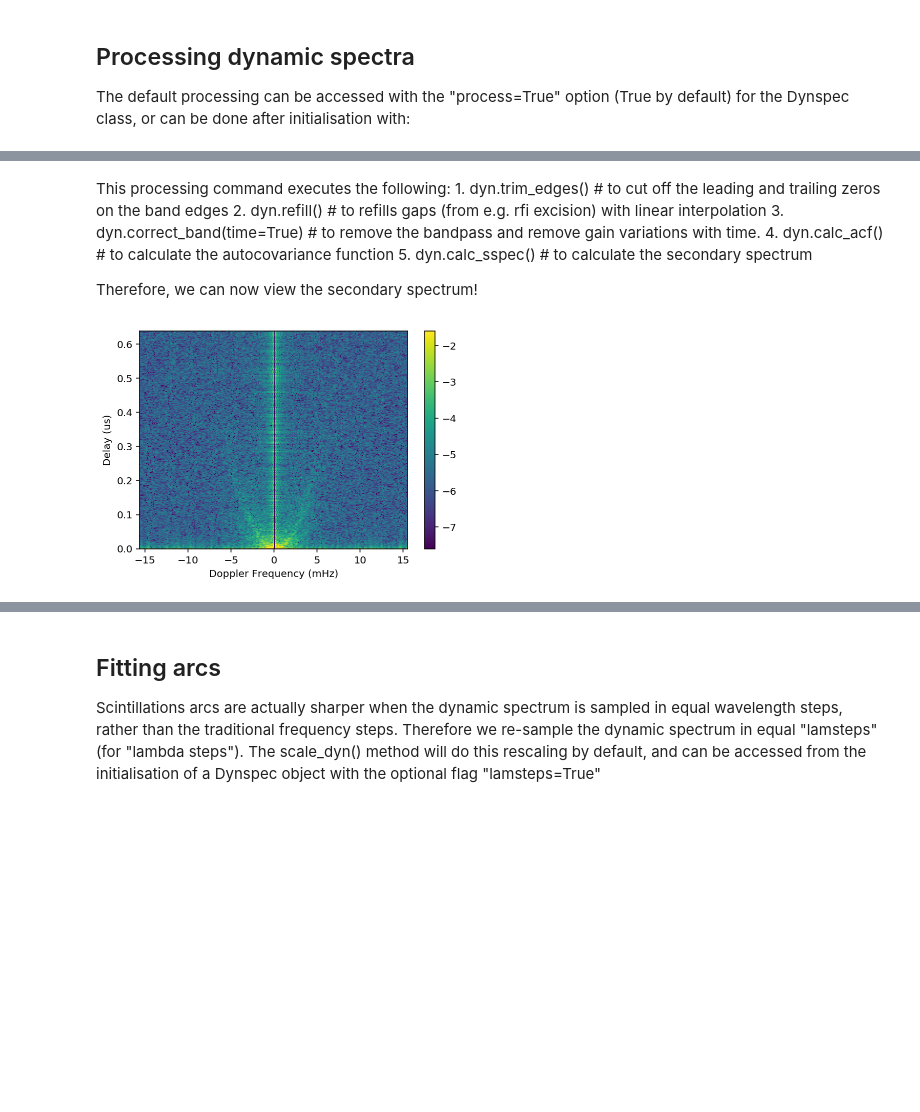
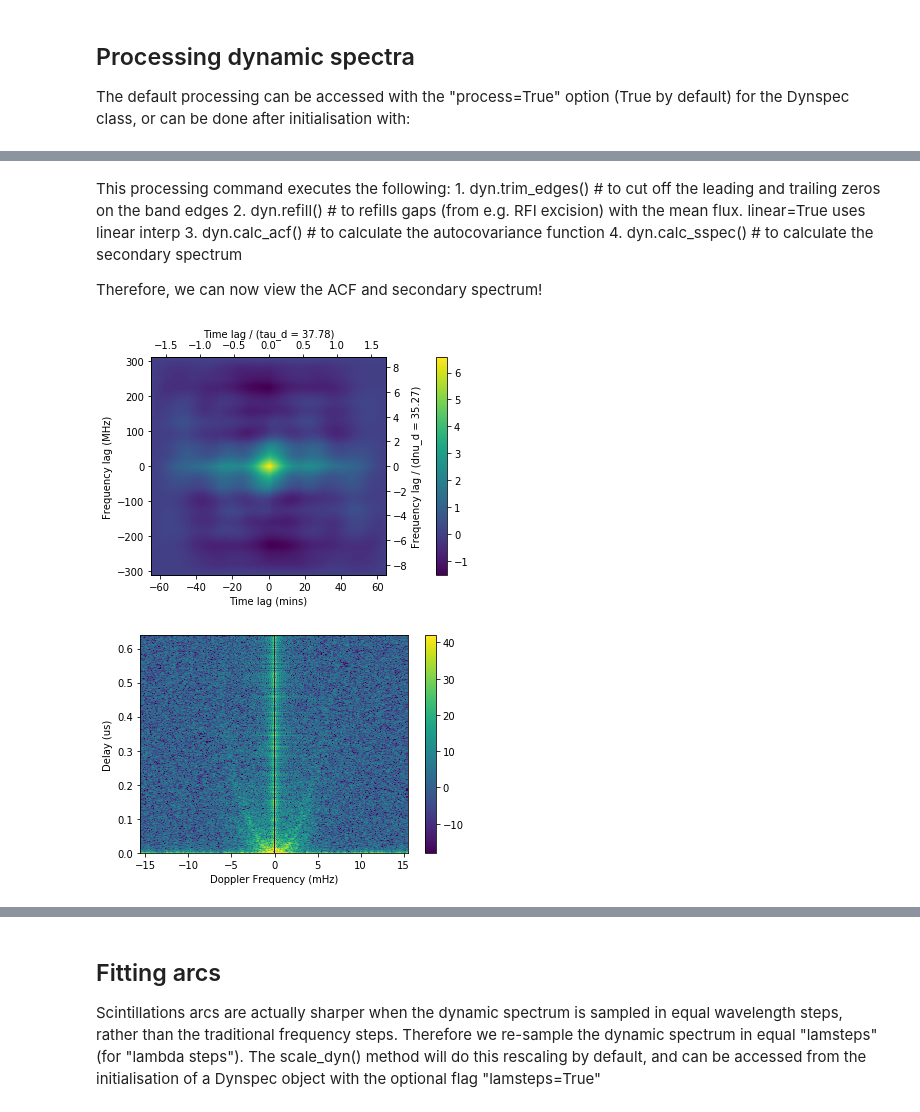
Before and after one commit to danielreardon/scintools, a Jupyter notebook: scintools/examples/arc_modelling.ipynb, the cells around one changed output, grey strips where cells are left out. Drawn from its saved outputs; the diff is of its cells as text; code cells hidden in the pictures; blank space fills up the shorter version.

```diff
--- a/scintools/examples/arc_modelling.ipynb
+++ b/scintools/examples/arc_modelling.ipynb
@@ -48,13 +42,14 @@ dyn.plot_dyn()
 # %% [markdown]
 This processing command executes the following:
     1. dyn.trim_edges()  # to cut off the leading and trailing zeros on the band edges
-    2. dyn.refill()  # to refills gaps (from e.g. rfi excision) with linear interpolation
-    3. dyn.correct_band(time=True)  # to remove the bandpass and remove gain variations with time.
-    4. dyn.calc_acf()  # to calculate the autocovariance function
-    5. dyn.calc_sspec()  # to calculate the secondary spectrum
+    2. dyn.refill()  # to refills gaps (from e.g. RFI excision) with the mean flux. linear=True uses linear interp
+    3. dyn.calc_acf()  # to calculate the autocovariance function
+    4. dyn.calc_sspec()  # to calculate the secondary spectrum
 
-Therefore, we can now view the secondary spectrum!
+Therefore, we can now view the ACF and secondary spectrum!
 # %%
+dyn.plot_acf()
 dyn.plot_sspec()
 # %% [output]
-[figure, old version]
+[figure, new version]
+[figure, added]
```
Also changed, not shown: parts of 14 cells of this notebook, 8 other files.
